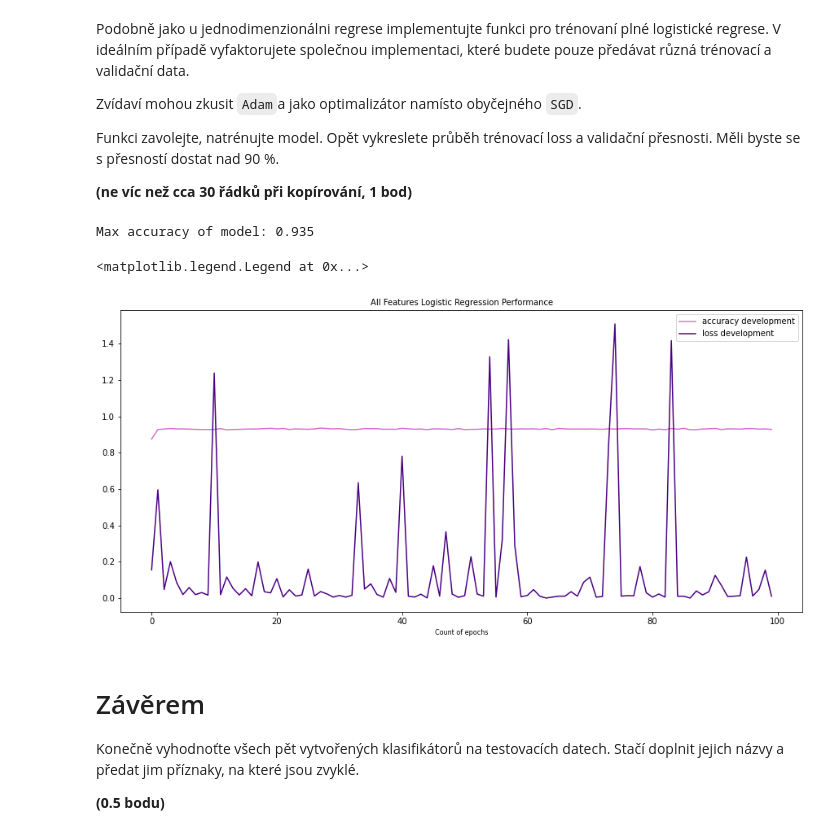
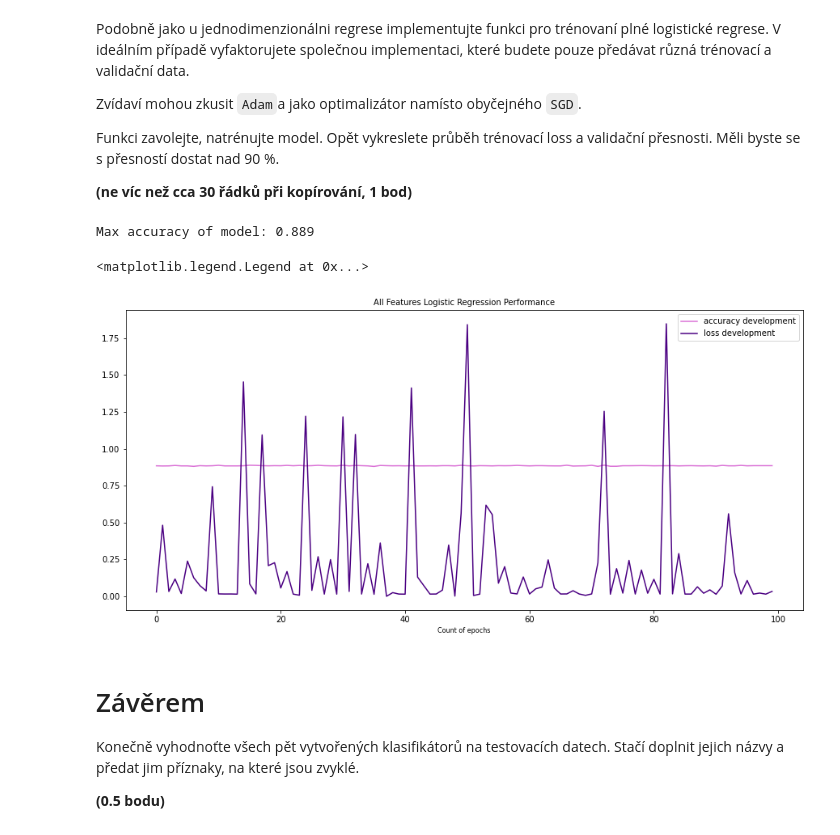
Before and after one commit to kateriska/6.-semestr-FIT, a Jupyter notebook: SUI/du/zadani.ipynb, the cells around one changed output. Saved outputs shown, nothing was run; the diff lists cells and outputs as text; code cells hidden in the pictures.

```diff
--- a/SUI/du/zadani.ipynb
+++ b/SUI/du/zadani.ipynb
@@ -519,11 +526,7 @@ def evaluateFullLogisticRegression(classifier, inputs, targets ):
     return max(accuracy)
 
 def train_all_fea_llr(nb_epochs, lr, batch_size, inputs, targets):
-    ''' fea_no -- which feature to train on
-        nb_epochs -- how many times to go through the full training data
-        lr -- learning rate
-        batch_size -- size of minibatches
-    '''
+
     model = FullLogisticRegression()
     best_model = copy.deepcopy(model)
     losses = []
@@ -540,53 +543,49 @@ def train_all_fea_llr(nb_epochs, lr, batch_size, inputs, targets):
 
         for x, t in batch_provider(inputs, targets, batch_size):
             #print(f'x: {x}, t: {t}')
-            x_numpy_array = x.detach().numpy()
             sigmoid_result = model.forward(x)
-
-            minibatch_predictions = model.prob_class_1(x_numpy_array)
-
-            k = np.where(minibatch_predictions<0.5,0,np.where(minibatch_predictions>=0.5,1,minibatch_predictions))
-
-            for target, prediction in zip(t, k):
-                if (target == prediction):
-                    correctly_classified += 1
-
             loss = F.binary_cross_entropy(model.forward(x), t)
             optimizer.zero_grad()
             loss.backward()
             optimizer.step()
 
+        val_dataset_inputs = val_dataset.xs[:].astype(np.float32)
+        val_predictions = model.prob_class_1(val_dataset_inputs)
+        k = np.where(val_predictions<0.5,0,np.where(val_predictions>=0.5,1,val_predictions))
 
-        accuracy = (correctly_classified / np.shape(targets)[0])
+        for target, prediction in zip(val_dataset.targets, k):
+            if (target == prediction):
+                correctly_classified += 1
+
+        accuracy = (correctly_classified / np.shape(val_dataset.targets)[0])
 
         if (len(accuracies) > 0):
             if (accuracy > max(accuracies)):
                 best_model = copy.deepcopy(model)
 
         accuracies.append(accuracy)
         loss_numpy = loss.detach().numpy()
         losses.append(loss_numpy)
 
         #print("Accuracy for this epoch: " + str(accuracy))
 
-
     #print(accuracies)
     return best_model, losses, accuracies, epochs_list
 
-best_model_full, losses_full, accuracies_full, epochs_list_full = train_all_fea_llr(100, 0.01, 2, val_dataset.xs[:], val_dataset.targets)
+best_model_full, losses_full, accuracies_full, epochs_list_full = train_all_fea_llr(100, 0.01, 2, train_dataset.xs[:], train_dataset.targets)
 print("Max accuracy of model: " + str(max(accuracies_full)))
 
 figure = plt.figure(figsize=(15, 15))
 performance_plot = figure.add_subplot(2,1,1)
 performance_plot.plot(epochs_list_full, accuracies_full, color = "orchid", label="accuracy development")
 performance_plot.plot(epochs_list_full, losses_full, color = "indigo", label="loss development")
 performance_plot.set_title('All Features Logistic Regression Performance', fontsize=10)
 performance_plot.set_xlabel('Count of epochs', fontsize=8)
 performance_plot.legend(prop={'size': 10})
 # %% [output]
-Max accuracy of model: 0.935
+Max accuracy of model: 0.889
 <matplotlib.legend.Legend at 0x...>
-[figure, old version]
+[figure, new version]
 # %% [markdown]
 # Závěrem
 Konečně vyhodnoťte všech pět vytvořených klasifikátorů na testovacích datech. Stačí doplnit jejich názvy a předat jim příznaky, na které jsou zvyklé.
```
Also changed, not shown: parts of 9 cells of this notebook.
